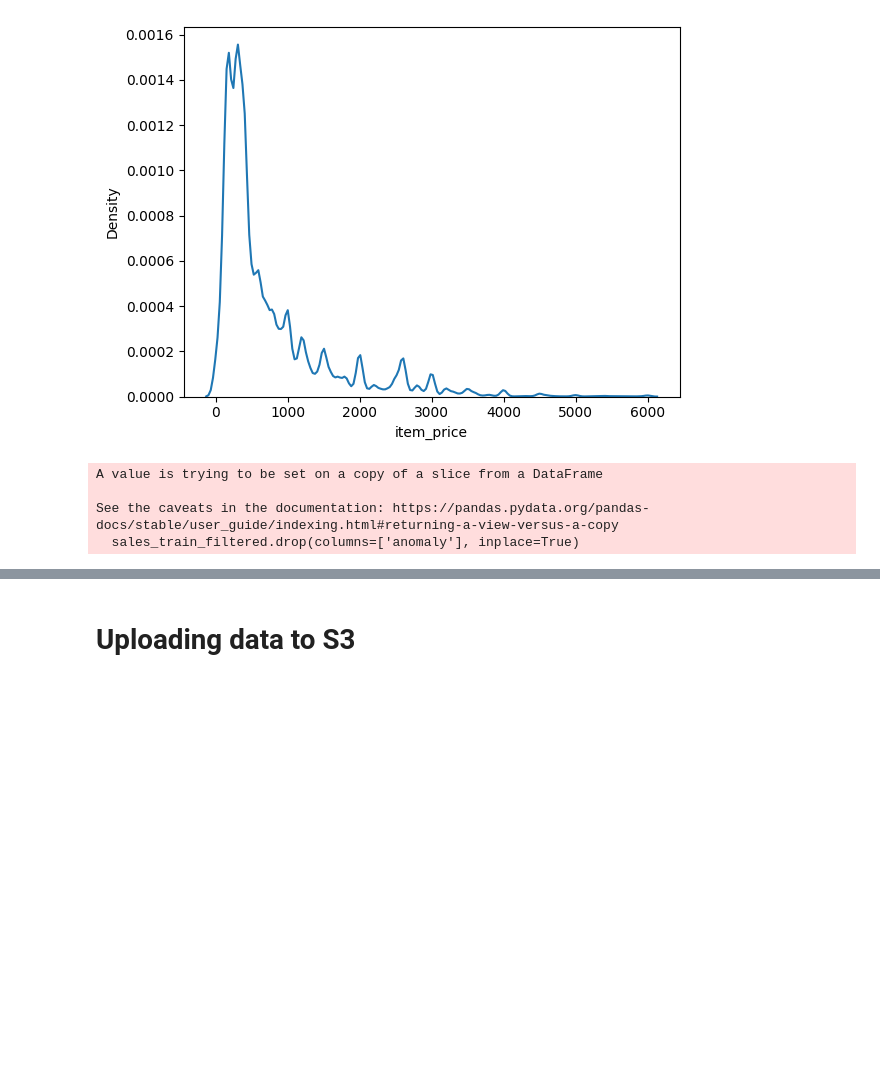
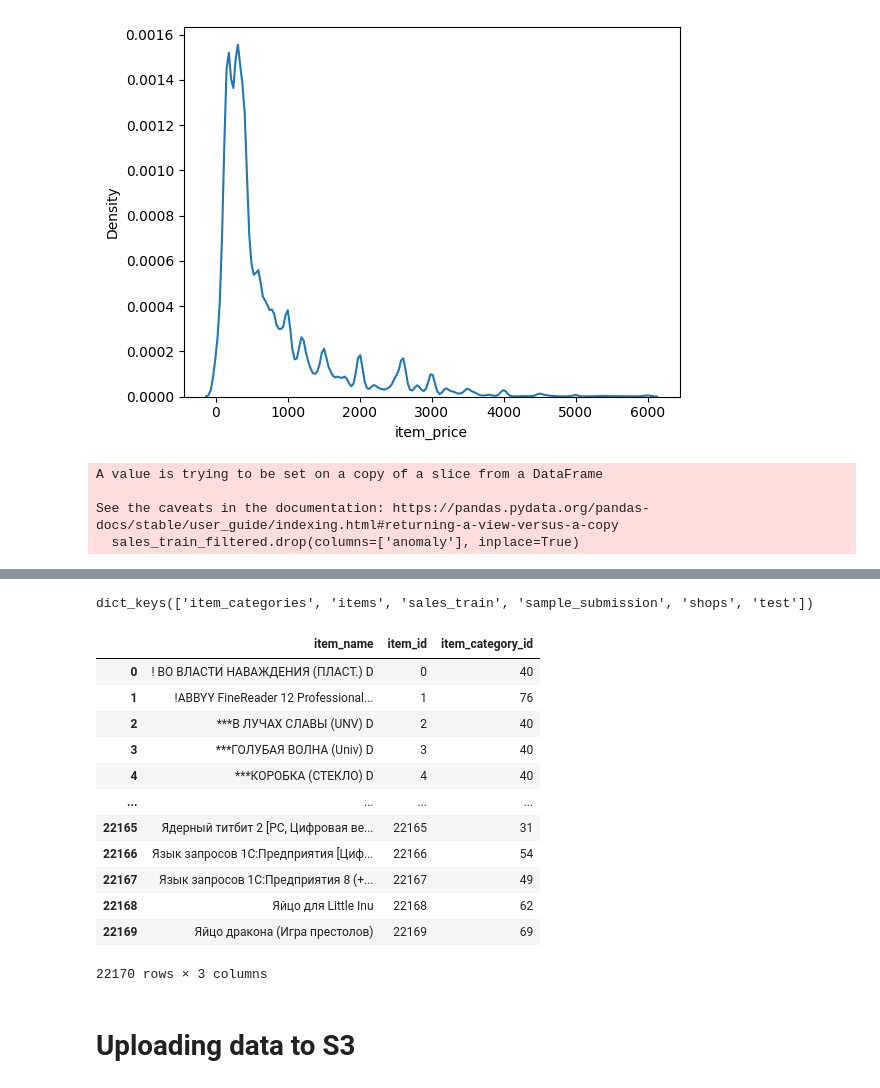
Before and after one commit to ffjjzz/InnowiseInternship, a Jupyter notebook: notebooks/ETL.ipynb, the cells around one changed output, grey strips where cells are left out. Saved outputs shown, nothing was run; the diff lists cells and outputs as text; code cells hidden in the pictures; blank space fills up the shorter version.

```diff
--- a/notebooks/ETL.ipynb
+++ b/notebooks/ETL.ipynb
@@ -189,0 +216,15 @@ See the caveats in the documentation: https://pandas.pydata.org/pandas-docs/stab
+# %%
+sales = train[train['item_cnt_day'] > 0].copy()
+
+sales.loc[sales.shop_id == 0, 'shop_id'] = 57
+data_storage['test'].loc[data_storage['test'].shop_id == 0, 'shop_id'] = 57
+
+
+sales.loc[sales.shop_id == 1, 'shop_id'] = 58
+data_storage['test'].loc[data_storage['test'].shop_id == 1, 'shop_id'] = 58
+
+sales.loc[sales.shop_id == 10, 'shop_id'] = 11
+data_storage['test'].loc[data_storage['test'].shop_id == 10, 'shop_id'] = 11
+
+sales.loc[sales.shop_id == 39, 'shop_id'] = 40
+data_storage['test'].loc[data_storage['test'].shop_id == 39, 'shop_id'] = 40
@@ -189,0 +233,3 @@ See the caveats in the documentation: https://pandas.pydata.org/pandas-docs/stab
+# %%
+data_storage["shops"]['shop_city'] = data_storage["shops"]['shop_name'].apply(lambda x: x.split()[0])
+data_storage["shops"]['shop_type'] = data_storage["shops"]['shop_name'].apply(lambda x: x.split()[1])
@@ -189,0 +238,4 @@ See the caveats in the documentation: https://pandas.pydata.org/pandas-docs/stab
+# %%
+values_to_keep =['ТЦ', 'ТРК', 'ТРЦ', 'Торговля', 'ЧС', '"Распродажа"', 'МТРЦ', 'Магазин', 'ТК','склад']
+
+data_storage["shops"].loc[~data_storage["shops"]['shop_type'].isin(values_to_keep), 'shop_type'] = 'other'
@@ -189,0 +251,5 @@ See the caveats in the documentation: https://pandas.pydata.org/pandas-docs/stab
+# %%
+data_storage["item_categories"]['split'] = data_storage["item_categories"]['item_category_name'].str.split('-')
+data_storage["item_categories"]['item_category_type'] = data_storage["item_categories"]['split'].map(lambda x: x[0].strip())
+data_storage["item_categories"]['item_category_subtype'] = data_storage["item_categories"]['split'].map(lambda x: x[1].strip() if len(x) > 1 else x[0].strip())
+data_storage["item_categories"].drop('split', axis = 1, inplace = True)
@@ -190,2 +265,22 @@ See the caveats in the documentation: https://pandas.pydata.org/pandas-docs/stab
+# %%
+data_storage.keys()
+# %% [output]
+dict_keys(['item_categories', 'items', 'sales_train', 'sample_submission', 'shops', 'test'])
+# %%
+data_storage["items"]
+# %% [output]
+|  | item_name | item_id | item_category_id |
+| 0 | ! ВО ВЛАСТИ НАВАЖДЕНИЯ (ПЛАСТ.) D | 0 | 40 |
+| 1 | !ABBYY FineReader 12 Professional... | 1 | 76 |
+| 2 | ***В ЛУЧАХ СЛАВЫ (UNV) D | 2 | 40 |
+| 3 | ***ГОЛУБАЯ ВОЛНА (Univ) D | 3 | 40 |
+| 4 | ***КОРОБКА (СТЕКЛО) D | 4 | 40 |
+| ... | ... | ... | ... |
+| 22165 | Ядерный титбит 2 [PC, Цифровая ве... | 22165 | 31 |
+| 22166 | Язык запросов 1С:Предприятия [Циф... | 22166 | 54 |
+| 22167 | Язык запросов 1С:Предприятия 8 (+... | 22167 | 49 |
+| 22168 | Яйцо для Little Inu | 22168 | 62 |
+| 22169 | Яйцо дракона (Игра престолов) | 22169 | 69 |
+22170 rows × 3 columns
 # %% [markdown]
 # Uploading data to S3
```
Also changed, not shown: parts of 13 cells of this notebook, 1 other file.
